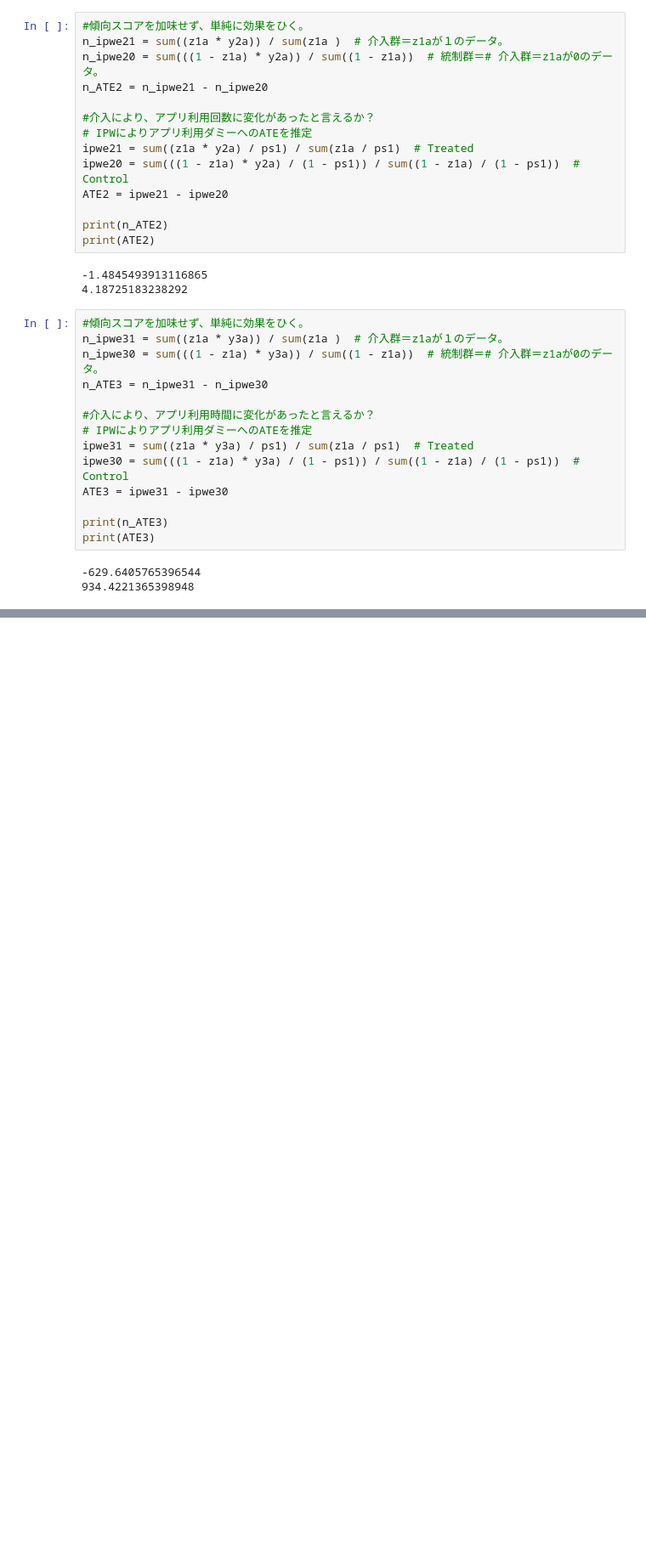
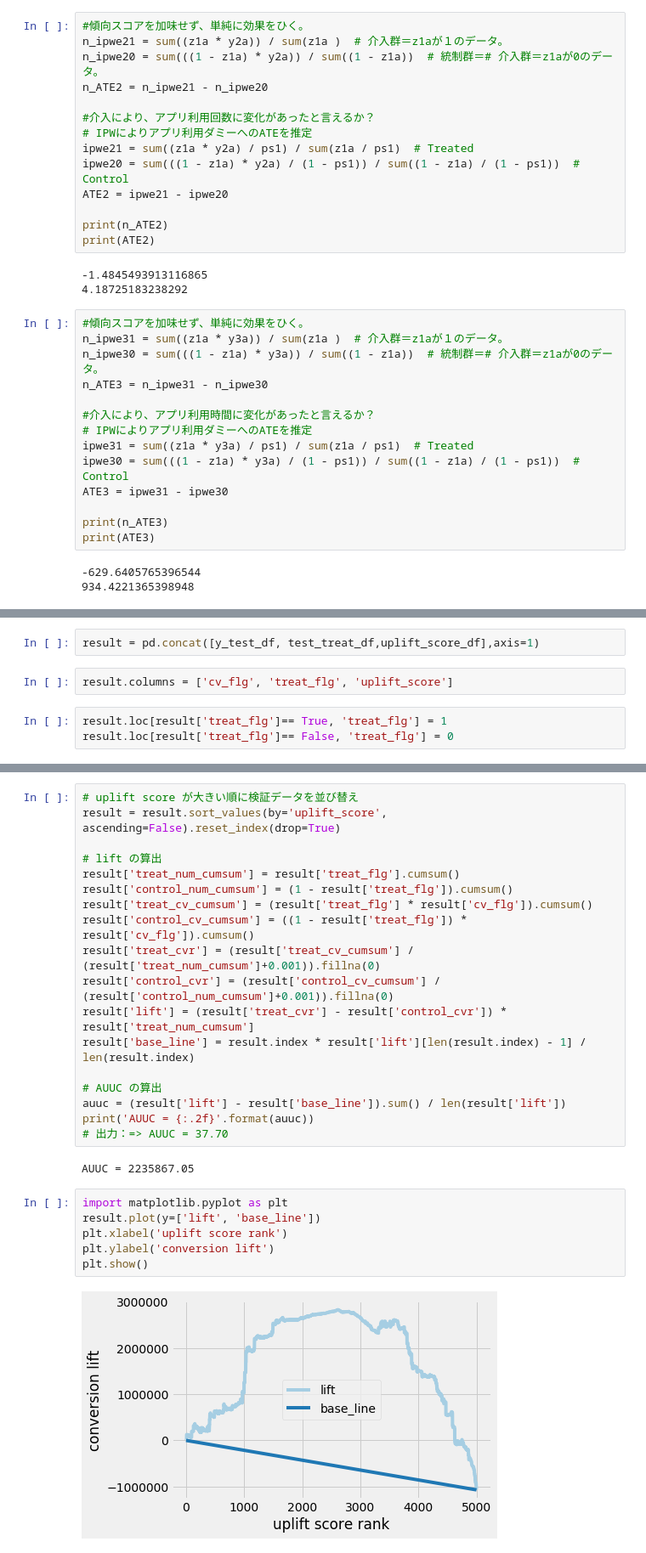
Before and after one commit to AraiKazuma/CausalInference, a Jupyter notebook: [fullspec]CausalInference.ipynb, the cells around one changed output, grey strips where cells are left out. Shown at 85% size. Saved outputs shown, nothing was run; the diff lists cells and outputs as text; blank space fills up the shorter version.

```diff
--- a/[fullspec]CausalInference.ipynb
+++ b/[fullspec]CausalInference.ipynb
@@ -164,0 +240,7 @@ print(ATE3)
+# %%
+result = pd.concat([y_test_df, test_treat_df,uplift_score_df],axis=1)
+# %%
+result.columns = ['cv_flg', 'treat_flg', 'uplift_score']
+# %%
+result.loc[result['treat_flg']== True, 'treat_flg'] = 1
+result.loc[result['treat_flg']== False, 'treat_flg'] = 0
@@ -164,0 +272,28 @@ print(ATE3)
+# %%
+# uplift score が大きい順に検証データを並び替え
+result = result.sort_values(by='uplift_score', ascending=False).reset_index(drop=True)
+
+# lift の算出
+result['treat_num_cumsum'] = result['treat_flg'].cumsum()
+result['control_num_cumsum'] = (1 - result['treat_flg']).cumsum()
+result['treat_cv_cumsum'] = (result['treat_flg'] * result['cv_flg']).cumsum()
+result['control_cv_cumsum'] = ((1 - result['treat_flg']) * result['cv_flg']).cumsum()
+result['treat_cvr'] = (result['treat_cv_cumsum'] / (result['treat_num_cumsum']+0.001)).fillna(0)
+result['control_cvr'] = (result['control_cv_cumsum'] / (result['control_num_cumsum']+0.001)).fillna(0)
+result['lift'] = (result['treat_cvr'] - result['control_cvr']) * result['treat_num_cumsum']
+result['base_line'] = result.index * result['lift'][len(result.index) - 1] / len(result.index)
+
+# AUUC の算出
+auuc = (result['lift'] - result['base_line']).sum() / len(result['lift'])
+print('AUUC = {:.2f}'.format(auuc))
+# 出力：=> AUUC = 37.70
+# %% [output]
+AUUC = 2235867.05
+# %%
+import matplotlib.pyplot as plt
+result.plot(y=['lift', 'base_line'])
+plt.xlabel('uplift score rank')
+plt.ylabel('conversion lift')
+plt.show()
+# %% [output]
+[figure, added]
```
Also changed, not shown: parts of 29 cells of this notebook.
